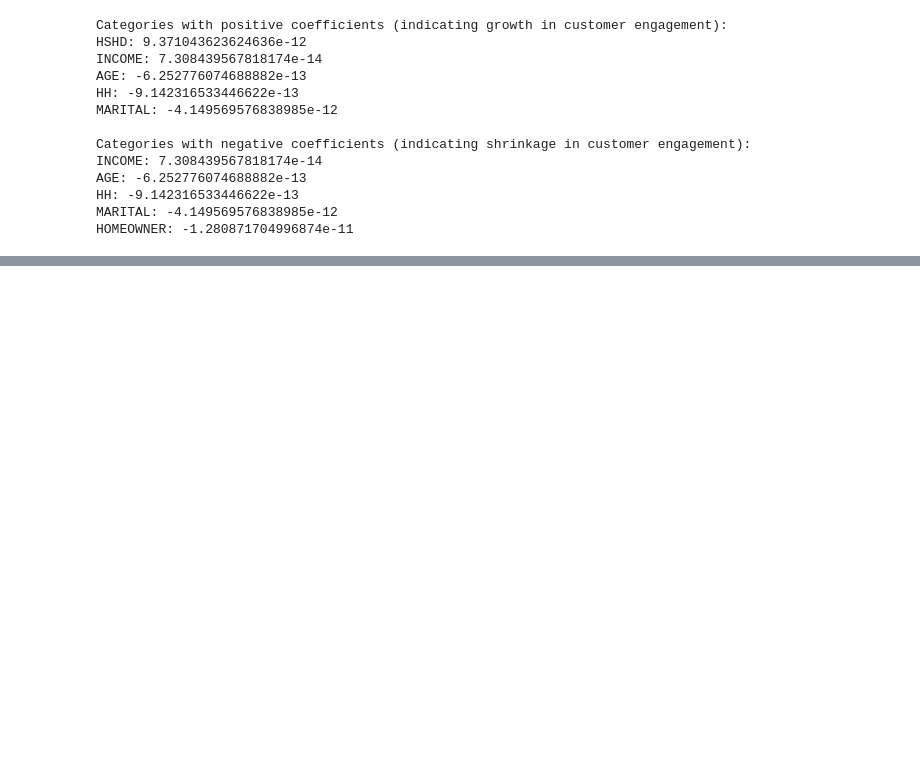
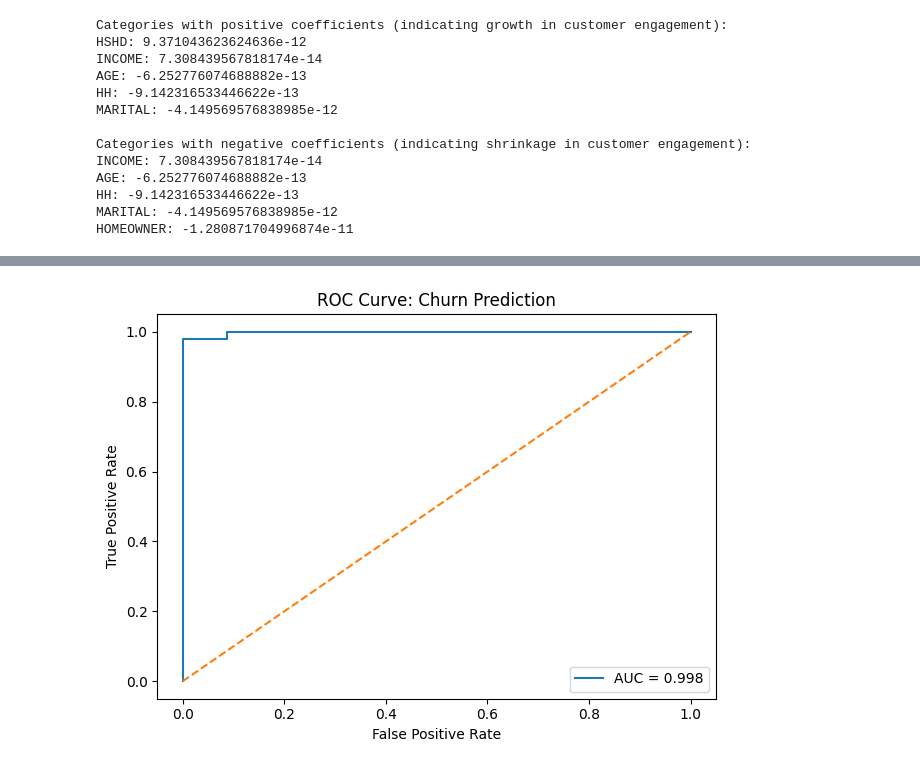
Before and after one commit to Prajapdh/CloudComputingFinalProject, a Jupyter notebook: FInalProjectLinearReg.ipynb, the cells around one changed output, grey strips where cells are left out. Saved outputs shown, nothing was run; the diff lists cells and outputs as text; code cells hidden in the pictures; blank space fills up the shorter version.

```diff
--- a/FInalProjectLinearReg.ipynb
+++ b/FInalProjectLinearReg.ipynb
@@ -214,0 +293,83 @@ HOMEOWNER: -1.280871704996874e-11
+# %%
+import pandas as pd
+import numpy as np
+from sklearn.model_selection import train_test_split
+from sklearn.linear_model import LogisticRegression
+from sklearn.metrics import classification_report, roc_auc_score, roc_curve
+import matplotlib.pyplot as plt
+
+# 1) Load & clean data
+data_dir = './8451_The_Complete_Journey_2_Sample-2-1/8451_The_Complete_Journey_2_Sample-2'
+tx = pd.read_csv(f'{data_dir}/400_transactions.csv')
+tx.columns = tx.columns.str.strip()
+
+hh = pd.read_csv(f'{data_dir}/400_households.csv')
+hh.columns = hh.columns.str.strip()
+
+hh = hh.drop(columns=['L', 'HH_SIZE', 'CHILDREN'])
+
+# 2) Build RFM features
+tx['PERIOD'] = tx['YEAR'] * 100 + tx['WEEK_NUM']
+rfm = (
+    tx
+    .groupby('HSHD_NUM')
+    .agg(
+        recency_raw=('PERIOD', 'max'),
+        frequency=('BASKET_NUM', 'nunique'),
+        monetary=('SPEND', 'sum')
+    )
+    .reset_index()
+)
+max_period = tx['PERIOD'].max()
+rfm['recency'] = max_period - rfm['recency_raw']
+rfm.drop(columns='recency_raw', inplace=True)
+
+# 3) Label churn = no purchase in last 12 weeks
+rfm['churn'] = (rfm['recency'] > 12).astype(int)
+
+# 4) Merge demographics & one-hot encode
+data = rfm.merge(hh, on='HSHD_NUM', how='left')
+cat_cols = ['AGE_RANGE', 'MARITAL', 'INCOME_RANGE', 'HOMEOWNER', 'HSHD_COMPOSITION']
+data = pd.get_dummies(data, columns=cat_cols, drop_first=True)
+
+# 5) Train/test split
+X = data.drop(columns=['HSHD_NUM', 'churn'])
+y = data['churn']
+X_train, X_test, y_train, y_test = train_test_split(
+    X, y, test_size=0.3, random_state=42, stratify=y
+)
+
+# 6) Fit & evaluate logistic regression
+model = LogisticRegression(solver='liblinear', max_iter=1000)
+model.fit(X_train, y_train)
+
+y_pred = model.predict(X_test)
+y_proba = model.predict_proba(X_test)[:, 1]
+
+print("Classification Report:\n", classification_report(y_test, y_pred))
+auc = roc_auc_score(y_test, y_proba)
+print(f"ROC AUC: {auc:.3f}")
+
+# 7a) ROC curve
+fpr, tpr, _ = roc_curve(y_test, y_proba)
+plt.figure()
+plt.plot(fpr, tpr, label=f'AUC = {auc:.3f}')
+plt.plot([0,1], [0,1], linestyle='--')
+plt.xlabel('False Positive Rate')
+plt.ylabel('True Positive Rate')
+plt.title('ROC Curve: Churn Prediction')
+plt.legend(loc='lower right')
+plt.tight_layout()
+plt.show()
+
+# 7b) Correlation heatmap
+corr = X.corr()
+plt.figure(figsize=(10, 8))
+plt.imshow(corr, cmap='coolwarm', aspect='auto')
+plt.colorbar()
+plt.xticks(range(len(corr)), corr.columns, rotation=90)
+plt.yticks(range(len(corr)), corr.columns)
+plt.title('Feature Correlation Matrix')
+plt.tight_layout()
+plt.show()
+# %% [output]
@@ -214,0 +387 @@ HOMEOWNER: -1.280871704996874e-11
+[figure, added]
```
Also changed, not shown: parts of 5 cells of this notebook, 2 other files.
